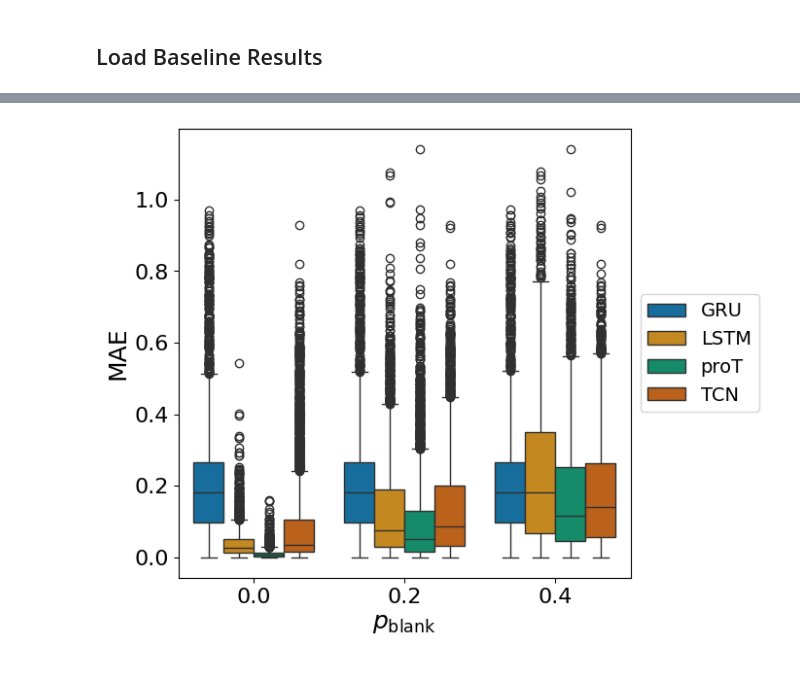
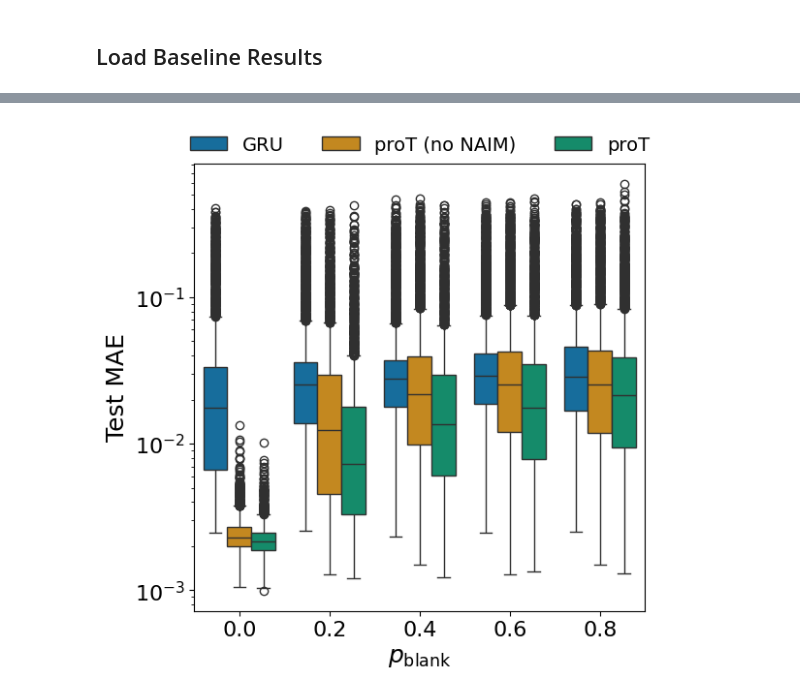
Before and after one commit to scipi1/proT, a Jupyter notebook: notebooks/nb_input_blanking.ipynb, the cells around one changed output, grey strips where cells are left out. Cells and saved outputs as stored; diff of their text form; code cells hidden in the pictures.

Commit message:
notebook plots

```diff
--- a/notebooks/nb_input_blanking.ipynb
+++ b/notebooks/nb_input_blanking.ipynb
@@ -10,6 +10,7 @@ import os
 import glob
 import matplotlib.pyplot as plt
 import matplotlib.gridspec as gridspec
+import seaborn as sns
 
 root_path = dirname(abspath("./"))
 import sys
@@ -26,4 +27,6 @@ plt.rcParams['ytick.labelsize'] = 16
 plt.rcParams['legend.fontsize'] = 14
 plt.rcParams['figure.figsize'] = (6, 6)
 plt.rcParams['lines.linewidth'] = 1.5
+plt.rcParams['axes.prop_cycle'] = plt.cycler(color=sns.color_palette('colorblind'))
+plt.rcParams['lines.linewidth'] = 2.0
 # %% [output]
@@ -129,5 +131,4 @@ def build_models_sweep_from_baseline_df(df):
 ## Load Baseline Results
 # %%
 df = pd.read_csv("./output/baseline_results.csv")
-df = df.set_index("dataset").loc["ishigami"]
-df
+df = df.set_index(["dataset","fusion", "model"]).loc["ishigami"].loc["sum"].loc[["GRU", "proT", "proTNoNAIM"]].reset_index()
@@ -142,7 +136,7 @@ df
 models_sweep = build_models_sweep_from_baseline_df(df)
 datadir_path = "../data/input"
 
-blank_vector = [0, 0.2, 0.4]
+blank_vector = [0, 0.2, 0.4, 0.6, 0.8]
 
 
 df_tot = None
@@ -184,6 +178,13 @@ for model_dict in models_sweep:
         df_tot = df_blank
     else:
         df_tot = pd.concat([df_tot, df_blank], ignore_index=True)
+
+
+df_tot["Model"] = df_tot["Model"].map({
+    "GRU":"GRU",
+    "proT": "proT",
+    "proTNoNAIM": "proT (no NAIM)"
+    })
 # %% [output]
 Seed set to 42
 Added GRU:
@@ -277,21 +278,26 @@ Predicting...
 # %%
 import seaborn as sns
 
-
 fig, ax = plt.subplots()
 
-sns.boxplot(df_tot, x="Blanking", y="MAE", hue="Model", ax=ax, palette="colorblind")
-ax.legend(loc='center left', bbox_to_anchor=(1, 0.5))
+sns.boxplot(df_tot, x="Blanking", y="MAE", hue="Model", hue_order=["GRU", "proT (no NAIM)", "proT"], ax=ax, palette="colorblind")
 ax.set_xlabel(r"$p_\text{blank}$")
+ax.set_ylabel("Test MAE")
+ax.set_yscale("log")
+
+ax.legend(loc='upper center',
+          bbox_to_anchor=(0.5, 1.1),
+          ncol=3,  # One column per legend entry
+          frameon=False)
 
 # export
 filename = f"blanking.pdf"
 save_dir = "./figures"
 if save_dir is not None:
     makedirs(save_dir, exist_ok=True)
     out_path = join(save_dir, filename)
     fig.savefig(out_path, format="pdf", bbox_inches="tight")
 
 plt.show()
 # %% [output]
-[figure, old version]
+[figure, new version]
```
Also changed, not shown: parts of 4 cells of this notebook, 44 other files.
